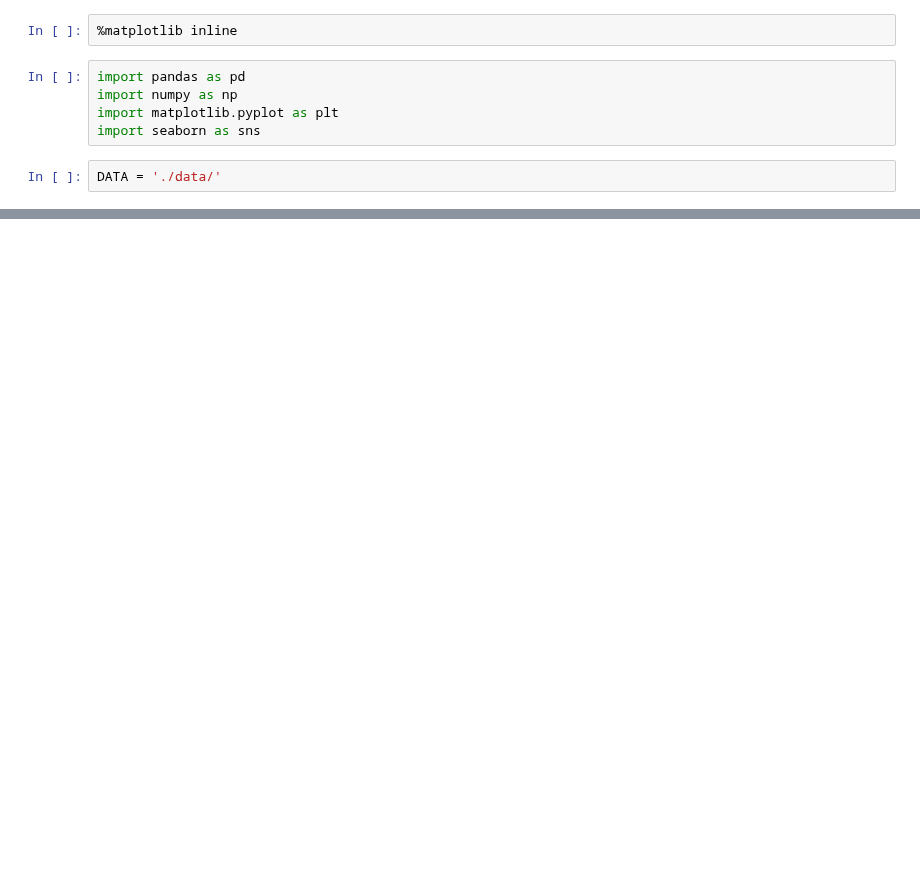
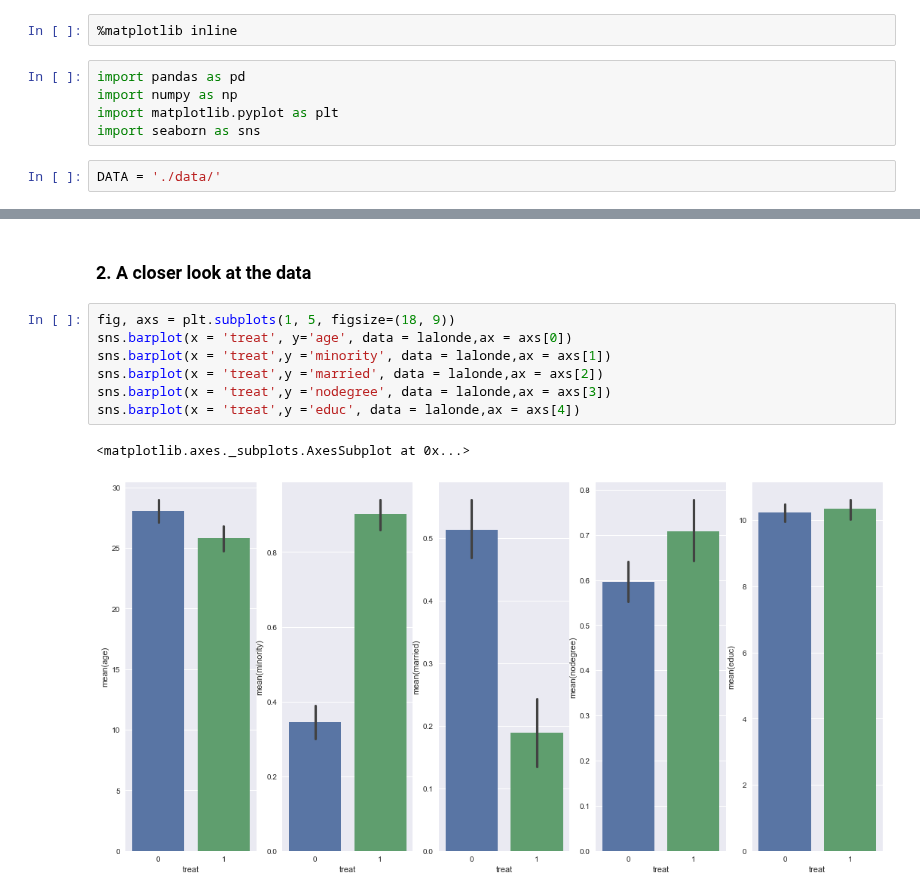
Before and after one commit to roman-bachmann/prayingmantissa, a Jupyter notebook: homework04/notebook.ipynb, the cells around one changed output, grey strips where cells are left out. Saved outputs shown, nothing was run; the diff lists cells and outputs as text; blank space fills up the shorter version.

```diff
--- a/homework04/notebook.ipynb
+++ b/homework04/notebook.ipynb
@@ -43,0 +66,12 @@ sns.distplot(non_treated.re78, bins=bins, norm_hist=True, kde=False, ax=axs[2],
+# %% [markdown]
+### 2. A closer look at the data
+# %%
+fig, axs = plt.subplots(1, 5, figsize=(18, 9))
+sns.barplot(x = 'treat', y='age', data = lalonde,ax = axs[0])
+sns.barplot(x = 'treat',y ='minority', data = lalonde,ax = axs[1])
+sns.barplot(x = 'treat',y ='married', data = lalonde,ax = axs[2])
+sns.barplot(x = 'treat',y ='nodegree', data = lalonde,ax = axs[3])
+sns.barplot(x = 'treat',y ='educ', data = lalonde,ax = axs[4])
+# %% [output]
+<matplotlib.axes._subplots.AxesSubplot at 0x...>
+[figure, added]
```
Also changed, not shown: parts of 11 cells of this notebook.
